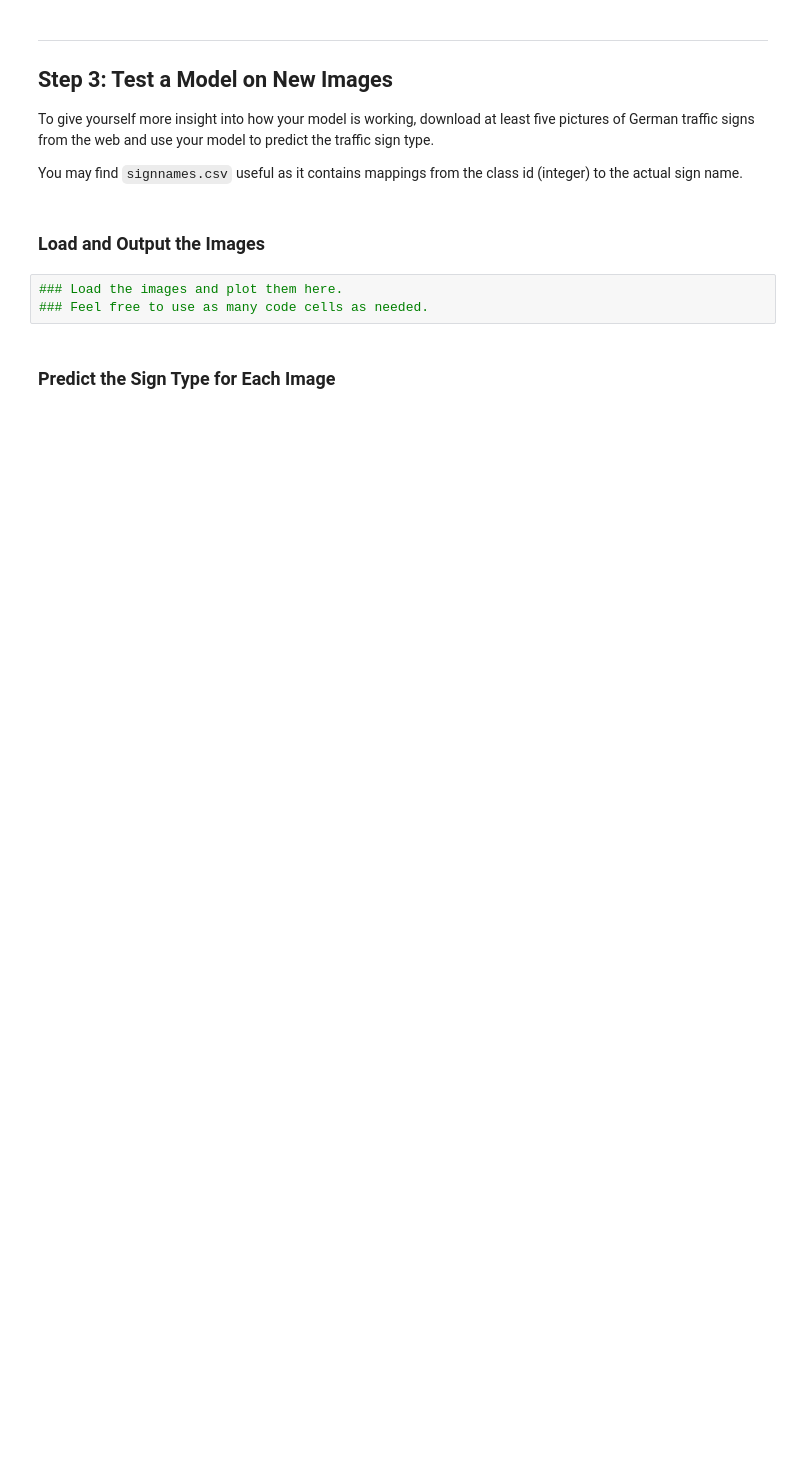
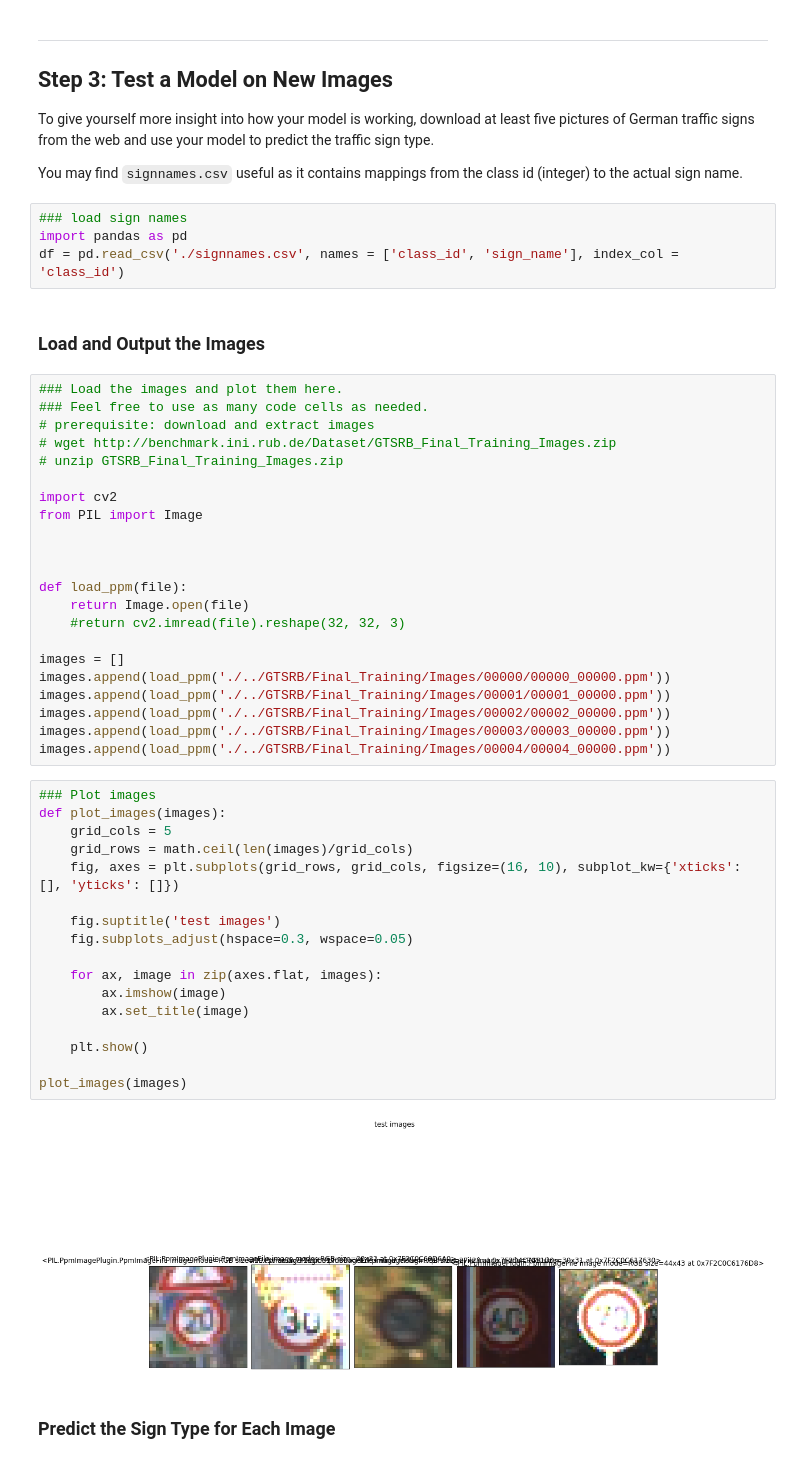
Before and after one commit to mastah43/udacity-carnd-p2, a Jupyter notebook: Traffic_Sign_Classifier.ipynb, the cells around one changed output. Saved outputs shown, nothing was run; the diff lists cells and outputs as text; blank space fills up the shorter version.

```diff
--- a/Traffic_Sign_Classifier.ipynb
+++ b/Traffic_Sign_Classifier.ipynb
@@ -555,11 +561,53 @@ test_accuracy()
 To give yourself more insight into how your model is working, download at least five pictures of German traffic signs from the web and use your model to predict the traffic sign type.
 
 You may find `signnames.csv` useful as it contains mappings from the class id (integer) to the actual sign name.
+# %%
+### load sign names
+import pandas as pd
+df = pd.read_csv('./signnames.csv', names = ['class_id', 'sign_name'], index_col = 'class_id')
 # %% [markdown]
 ### Load and Output the Images
-# %%
-### Load the images and plot them here.
-### Feel free to use as many code cells as needed.
+# %%
+### Load the images and plot them here.
+### Feel free to use as many code cells as needed.
+# prerequisite: download and extract images
+# wget http://benchmark.ini.rub.de/Dataset/GTSRB_Final_Training_Images.zip
+# unzip GTSRB_Final_Training_Images.zip
+
+import cv2
+from PIL import Image
+
+
+
+def load_ppm(file):
+    return Image.open(file)
+    #return cv2.imread(file).reshape(32, 32, 3)
+
+images = []
+images.append(load_ppm('./../GTSRB/Final_Training/Images/00000/00000_00000.ppm'))
+images.append(load_ppm('./../GTSRB/Final_Training/Images/00001/00001_00000.ppm'))
+images.append(load_ppm('./../GTSRB/Final_Training/Images/00002/00002_00000.ppm'))
+images.append(load_ppm('./../GTSRB/Final_Training/Images/00003/00003_00000.ppm'))
+images.append(load_ppm('./../GTSRB/Final_Training/Images/00004/00004_00000.ppm'))
+# %%
+### Plot images
+def plot_images(images):
+    grid_cols = 5
+    grid_rows = math.ceil(len(images)/grid_cols)
+    fig, axes = plt.subplots(grid_rows, grid_cols, figsize=(16, 10), subplot_kw={'xticks': [], 'yticks': []})
+
+    fig.suptitle('test images')
+    fig.subplots_adjust(hspace=0.3, wspace=0.05)
+
+    for ax, image in zip(axes.flat, images):
+        ax.imshow(image)
+        ax.set_title(image)
+
+    plt.show()
+
+plot_images(images)
+# %% [output]
+[figure, added]
 # %% [markdown]
 ### Predict the Sign Type for Each Image
 # %%
```
Also changed, not shown: parts of 15 cells of this notebook.
